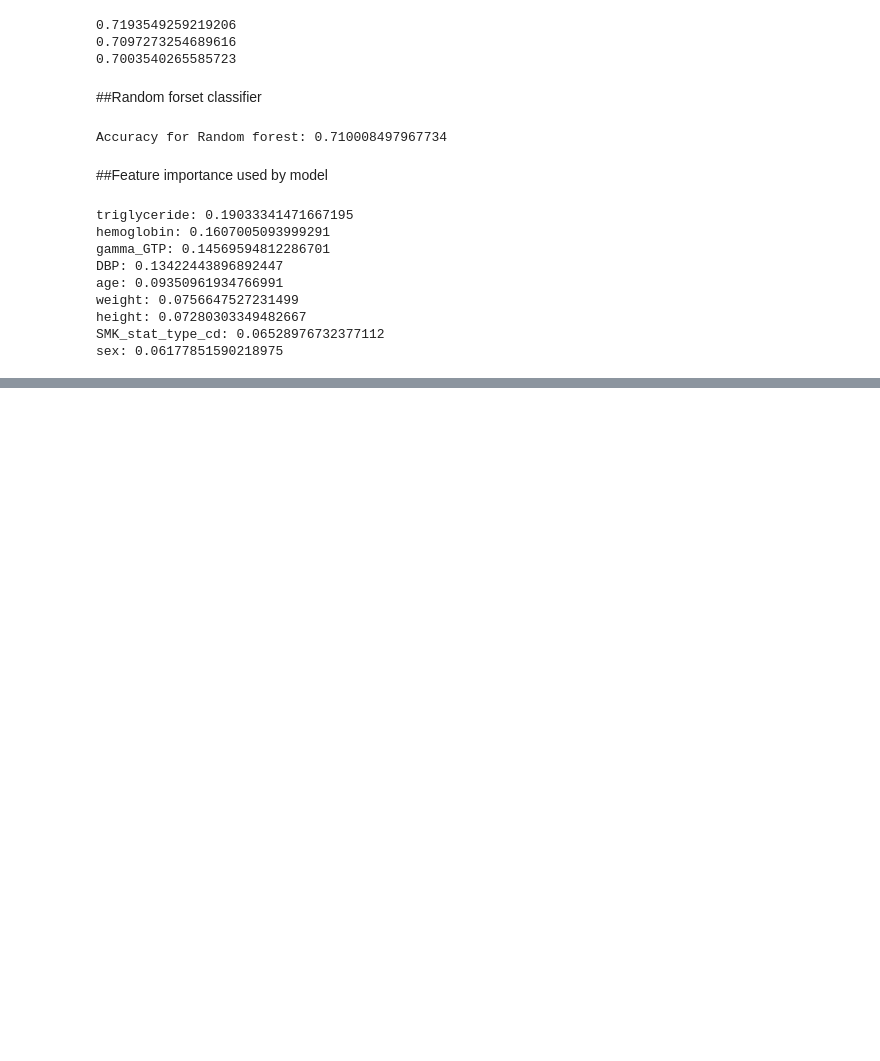
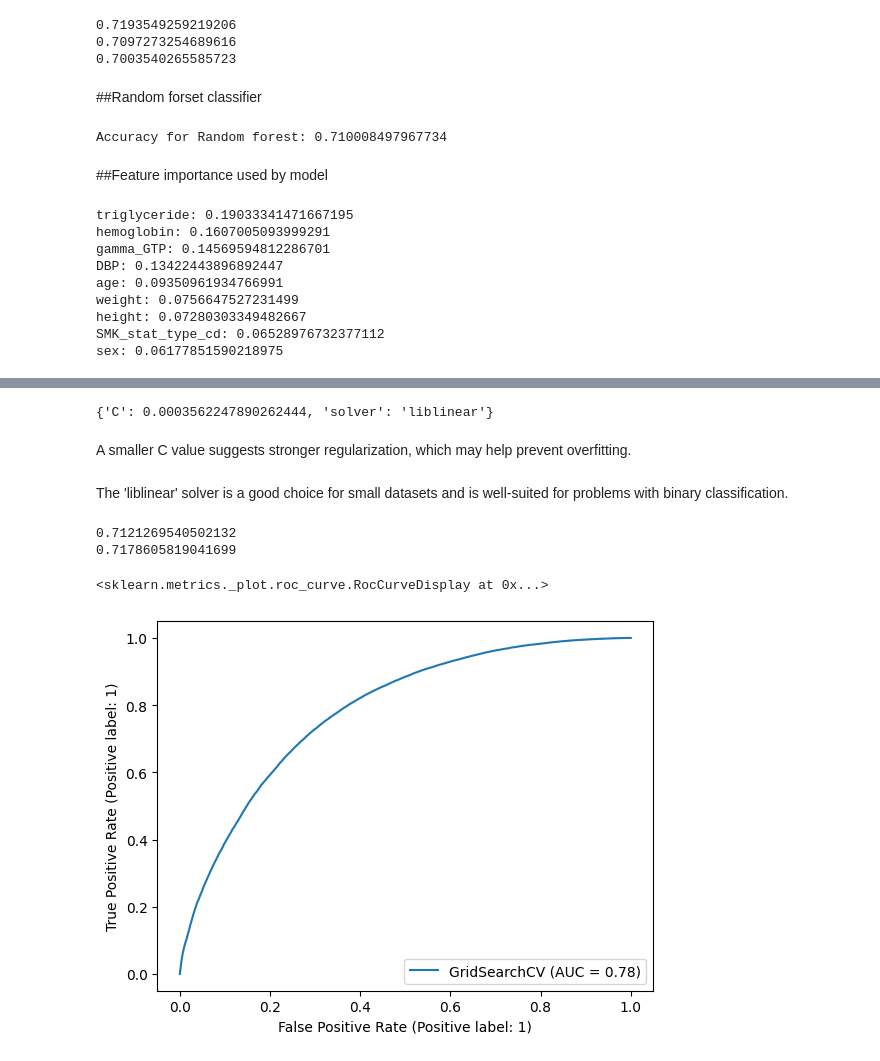
Before and after one commit to 202218031/DM_Project_2, a Jupyter notebook: DM_CP02_202218057_models.ipynb, the cells around one changed output, grey strips where cells are left out. Cells and saved outputs as stored; diff of their text form; code cells hidden in the pictures; blank space fills up the shorter version.

```diff
--- a/DM_CP02_202218057_models.ipynb
+++ b/DM_CP02_202218057_models.ipynb
@@ -296,0 +299,11 @@ sex: 0.06177851590218975
+# %%
+# Grid Search CV on SVC and Logistic Regression
+log_reg_grid={"C":np.logspace(-4,4,30),
+             "solver":["liblinear"]}
+
+#Logictic Regression
+lreg_gs=GridSearchCV(LogisticRegression(),
+                     log_reg_grid,
+                      cv=5,
+                    verbose=True)
+lreg_gs.fit(x_train,y_train)
@@ -296,0 +323,21 @@ sex: 0.06177851590218975
+# %%
+lreg_gs.best_params_
+# %% [output]
+{'C': 0.0003562247890262444, 'solver': 'liblinear'}
+# %% [markdown]
+A smaller C value suggests stronger regularization, which may help prevent overfitting.
+# %% [markdown]
+The 'liblinear' solver is a good choice for small datasets and is well-suited for problems with binary classification.
+# %%
+p=lreg_gs.predict(x_test)
+print(accuracy_score(y_test,p))
+print(precision_score(y_test,p))
+# %% [output]
+0.7121269540502132
+0.7178605819041699
+# %%
+from sklearn.metrics import RocCurveDisplay
+RocCurveDisplay.from_estimator(lreg_gs, x_test, y_test)
+# %% [output]
+<sklearn.metrics._plot.roc_curve.RocCurveDisplay at 0x...>
+[figure, added]
```
Also changed, not shown: parts of 2 cells of this notebook.
